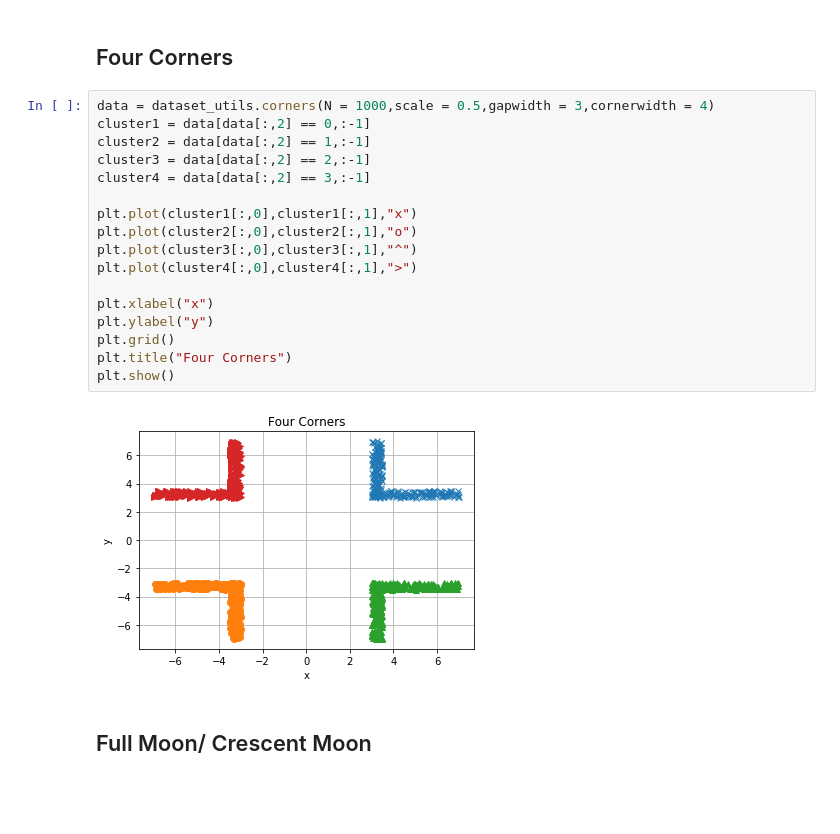
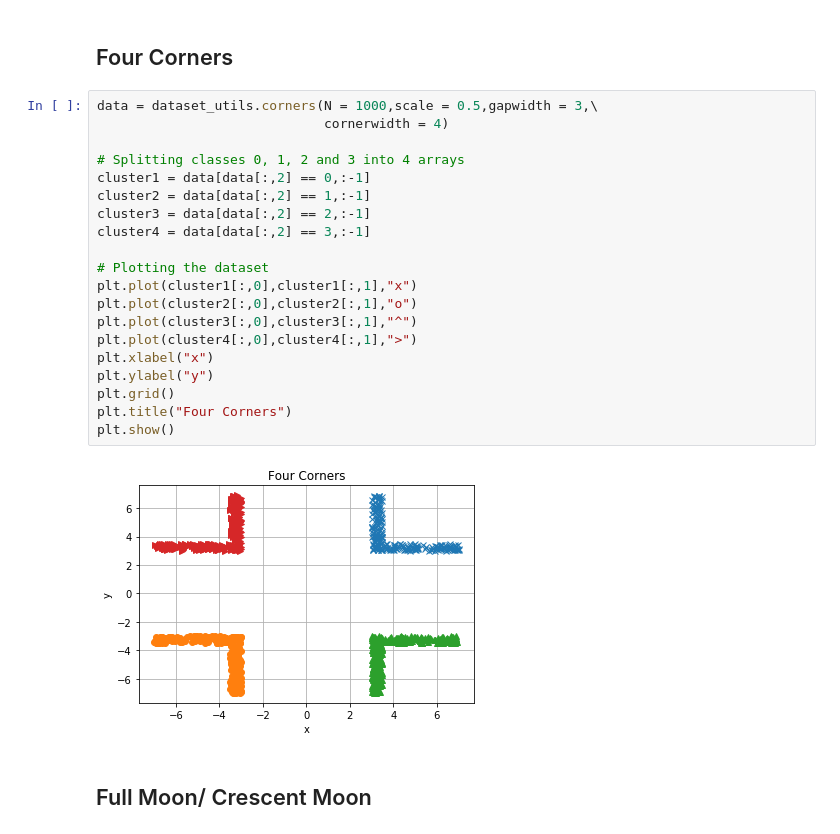
Before and after one commit to rmsouza01/ML101, a Jupyter notebook: JNotebooks/synthetic-datasets.ipynb, the cells around one changed output. Cells and saved outputs as stored; diff of their text form; blank space fills up the shorter version.

```diff
--- a/JNotebooks/synthetic-datasets.ipynb
+++ b/JNotebooks/synthetic-datasets.ipynb
@@ -46,24 +54,27 @@ plt.show()
 # %% [markdown]
 ## Four Corners
 # %%
-data = dataset_utils.corners(N = 1000,scale = 0.5,gapwidth = 3,cornerwidth = 4)
+data = dataset_utils.corners(N = 1000,scale = 0.5,gapwidth = 3,\
+                             cornerwidth = 4)
+
+# Splitting classes 0, 1, 2 and 3 into 4 arrays
 cluster1 = data[data[:,2] == 0,:-1]
 cluster2 = data[data[:,2] == 1,:-1]
 cluster3 = data[data[:,2] == 2,:-1]
 cluster4 = data[data[:,2] == 3,:-1]
 
+# Plotting the dataset
 plt.plot(cluster1[:,0],cluster1[:,1],"x")
 plt.plot(cluster2[:,0],cluster2[:,1],"o")
 plt.plot(cluster3[:,0],cluster3[:,1],"^")
 plt.plot(cluster4[:,0],cluster4[:,1],">")
-
 plt.xlabel("x")
 plt.ylabel("y")
 plt.grid()
 plt.title("Four Corners")
 plt.show()
 # %% [output]
-[figure, old version]
+[figure, new version]
 # %% [markdown]
 ## Full Moon/ Crescent Moon
 # %%
```
Also changed, not shown: parts of 4 cells of this notebook.
